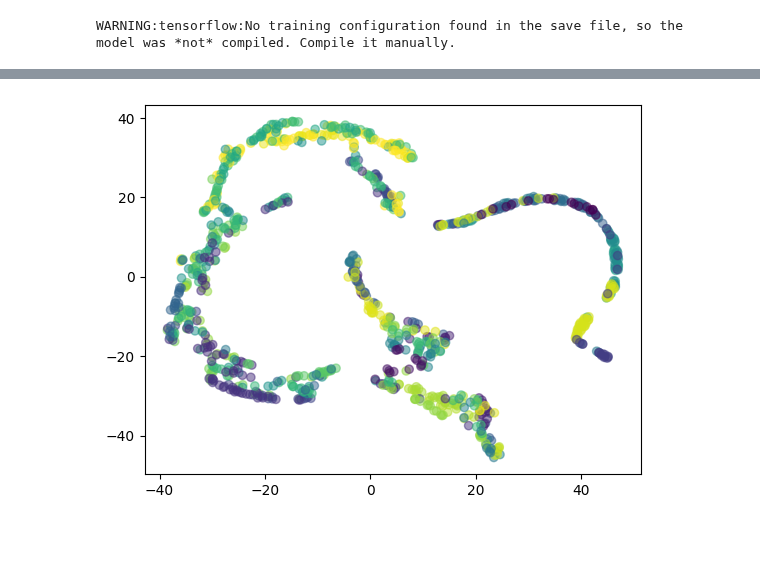
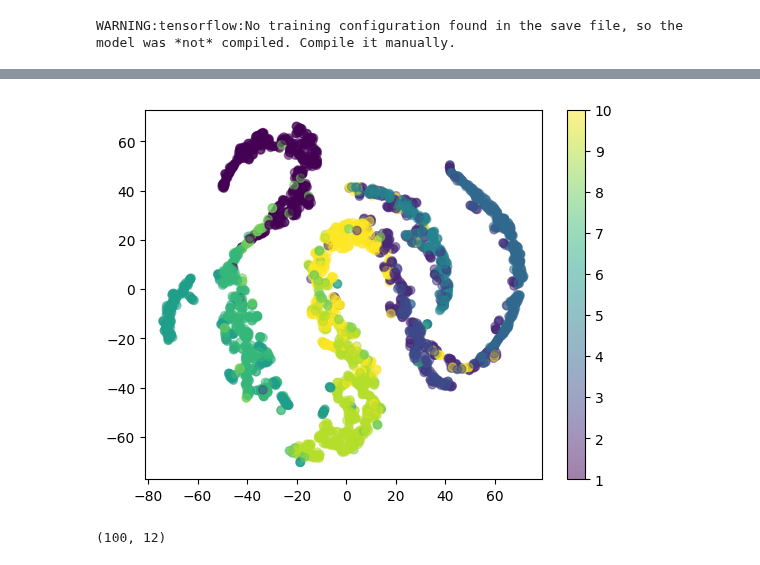
Before and after one commit to raaifhadadi/FYP, a Jupyter notebook: PTB_XL_MoCo.ipynb, the cells around one changed output, grey strips where cells are left out. Saved outputs shown, nothing was run; the diff lists cells and outputs as text; code cells hidden in the pictures; blank space fills up the shorter version.

```diff
--- a/PTB_XL_MoCo.ipynb
+++ b/PTB_XL_MoCo.ipynb
@@ -231,3 +305,5 @@ WARNING:tensorflow:Compiled the loaded model, but the compiled metrics have yet
 model = keras.models.load_model('model-weights/test_moco_3.h5')
 # %% [output]
 WARNING:tensorflow:No training configuration found in the save file, so the model was *not* compiled. Compile it manually.
+# %%
+model = keras.models.load_model('model-weights/test_moco_PTB-XL_v1_4.h5')
@@ -412,3 +492,5 @@ WARNING:tensorflow:Compiled the loaded model, but the compiled metrics have yet
 model = keras.models.load_model('model-weights/test_moco_BARD_6.h5')
 # %% [output]
 WARNING:tensorflow:No training configuration found in the save file, so the model was *not* compiled. Compile it manually.
+# %%
+model = keras.models.load_model('model-weights/test_moco_BARDv2_1.h5')
@@ -415,20 +499,36 @@ WARNING:tensorflow:No training configuration found in the save file, so the mode
 # %%
 # tsne
 from sklearn.manifold import TSNE
 import matplotlib.pyplot as plt
 
 def plot_tsne(model, signals, labels):
     representations = model(signals)
     tsne = TSNE(n_components=2, perplexity=20, n_iter=1000)
     tsne_transformed = tsne.fit_transform(representations)
     plt.scatter(tsne_transformed[:, 0], tsne_transformed[:, 1], c=labels, cmap='viridis', alpha=0.5)
+    plt.colorbar()
     plt.show()
 
 
-labels_Norm = ecgs_HB_patients[:1000]
-# labels_Norm = [0 if len(x)==0 else 1 for x in Z_HB_text[:1000]]
+# get all ecgs of patinets 1-10
+ecgs_HB_1_10 = ecgs_HB[np.where(ecgs_HB_patients <= 10)]
+labels = ecgs_HB_patients[np.where(ecgs_HB_patients <= 10)]
 
 
-plot_tsne(model, ecgs_HB[:1000], labels=labels_Norm)
+# plot_tsne(model, ecgs_HB[:1000], labels=labels)
+plot_tsne(model, ecgs_HB_1_10, labels=labels)
 # %% [output]
-[figure, old version]
+[figure, new version]
+# %%
+input_shape = ecgs_HB.shape[1:]
+print(input_shape)
+projection_dim = 32
+temperature = 0.07
+momentum = 0.99
+queue_size = 65536
+batch_size = 32
+epochs = 10
+steps_per_epoch = 1000
+learning_rate = 0.0001
+# %% [output]
+(100, 12)
```
Also changed, not shown: parts of 16 cells of this notebook.
